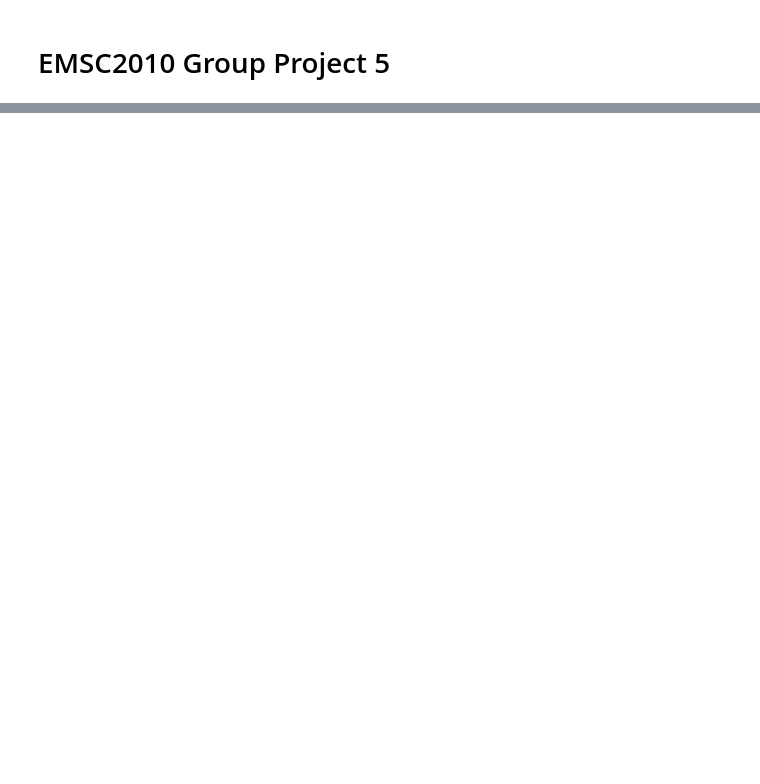
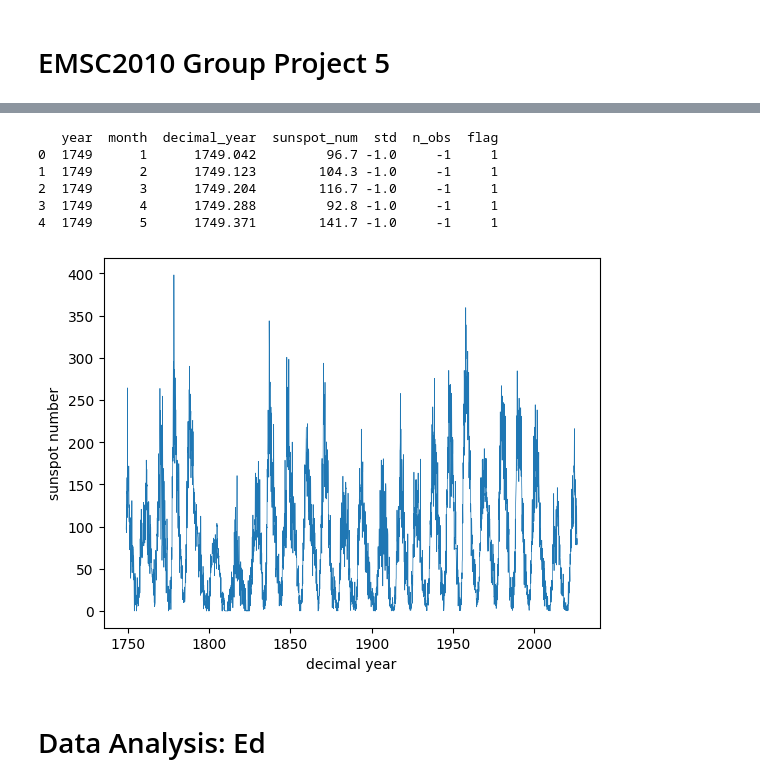
Before and after one commit to Elpog1/EMSC2010-Seismic-Babes-Project-5, a Jupyter notebook: EMSC2010_Group_Project_5.ipynb, the cells around one changed output, grey strips where cells are left out. Cells and saved outputs as stored; diff of their text form; code cells hidden in the pictures; blank space fills up the shorter version.

```diff
--- a/EMSC2010_Group_Project_5.ipynb
+++ b/EMSC2010_Group_Project_5.ipynb
@@ -46,0 +79,34 @@ Repeat text as required.
+# %%
+import pandas as pd
+import matplotlib.pyplot as plt
+import numpy as np
+
+## Importing data via URL from GitHub
+url = 'https://raw.githubusercontent.com/Elpog1/EMSC2010-Seismic-Babes-Project-5/refs/heads/main/SN_m_tot_V2.0.csv'
+df = pd.read_csv(url,sep=';',header=None, names=['year','month','decimal_year','sunspot_num','std','n_obs','flag'])
+print(df.head(5))
+
+### redundancy if url is broken
+# df = pd.read_csv('/content/SN_m_tot_V2.0.csv',sep=';',header=None, names=['year','month','decimal_year','sunspot_num','std','n_obs','flag'])
+# print(df.head(5))
+# %% [output]
+   year  month  decimal_year  sunspot_num  std  n_obs  flag
+0  1749      1      1749.042         96.7 -1.0     -1     1
+1  1749      2      1749.123        104.3 -1.0     -1     1
+2  1749      3      1749.204        116.7 -1.0     -1     1
+3  1749      4      1749.288         92.8 -1.0     -1     1
+4  1749      5      1749.371        141.7 -1.0     -1     1
+# %%
+### analysis plot raw data
+year = df['decimal_year']
+sunspot_num = df['sunspot_num']
+
+
+plt.plot(year,sunspot_num, markersize=0.5,linewidth=0.5)
+plt.xlabel('decimal year')
+plt.ylabel('sunspot number')
+plt.show()
+# %% [output]
+[figure, added]
+# %% [markdown]
+# Data Analysis: Ed
```
Also changed, not shown: parts of 34 cells of this notebook.
